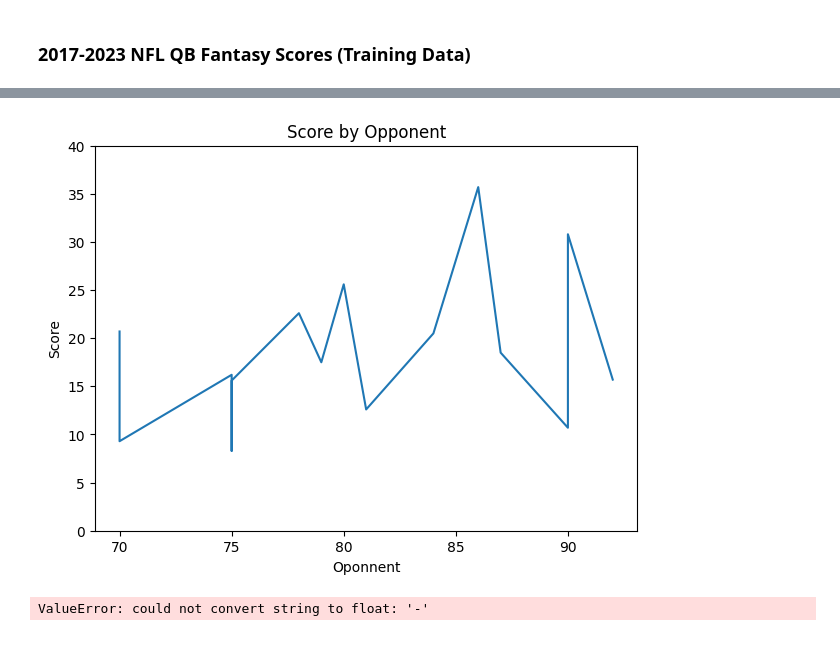
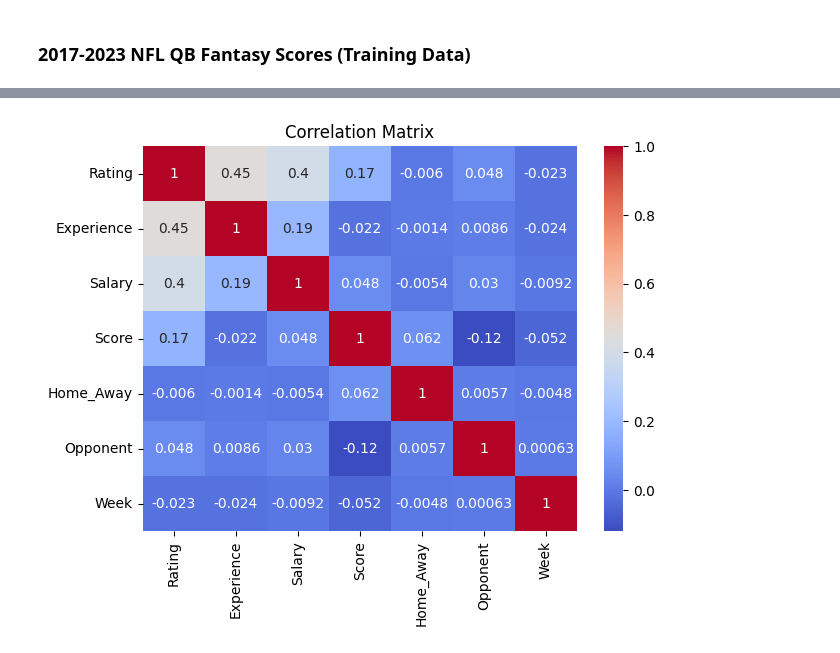
Before and after one commit to sohankancherla/nfl-qb-fantasy-prediction, a Jupyter notebook: qb_prediction.ipynb, the cells around one changed output, grey strips where cells are left out. Drawn from its saved outputs; the diff is of its cells as text; code cells hidden in the pictures.

```diff
--- a/qb_prediction.ipynb
+++ b/qb_prediction.ipynb
@@ -45,0 +120,3 @@ Name: count, Length: 404, dtype: int64
+# %%
+train_df = train_df.drop(columns=["Team", "Name"])
+train_df
@@ -46,3 +137,3 @@ Name: count, Length: 404, dtype: int64
 # %%
-train_df = train_df[train_df["Home_Away"].isin(["Home", "Away"])]
-train_df = train_df[~train_df["Score"].isin(["0", "BYE", "-0.1", "-"])]
+train_df['Home_Away'] = train_df['Home_Away'].map({'Home': 1, 'Away': 0})
+train_df
@@ -65,3 +153,0 @@ Name: count, Length: 379, dtype: int64
-# %%
-train_df.replace(["0", "BYE", "-0.1", "-"], np.nan, inplace=True)
-train_df.head()
@@ -76,5 +153,0 @@ train_df.head()
-# %%
-for col in ['Score_1_weeks_ago', 'Score_2_weeks_ago']:
-    train_df[col + '_missing'] = train_df[col].isnull().astype(int)
-    train_df[col] = train_df[col].fillna(0)
-train_df
@@ -109,21 +154,8 @@ plt.show()
-# %%
-tom_brady['Opponent'] = pd.to_numeric(tom_brady['Opponent'])
-tom_brady['Score'] = pd.to_numeric(tom_brady['Score'])
-tom_brady = tom_brady.sort_values(by='Opponent')
-plt.figure(figsize=(7, 5))
-plt.plot(tom_brady['Opponent'], tom_brady['Score'])
-plt.title('Score by Opponent')
-plt.xlabel('Oponnent')
-plt.ylabel('Score')
-plt.ylim(0,40)
-plt.show()
-# %% [output]
-[figure, removed]
 # %%
 corr_matrix = train_df.corr()
-plt.figure(figsize=(12, 8))
+plt.figure(figsize=(7, 5))
 sns.heatmap(corr_matrix, annot=True, cmap='coolwarm')
 plt.title('Correlation Matrix')
 plt.show()
 # %% [output]
-ValueError: could not convert string to float: '-'
+[figure, added]
```
Also changed, not shown: parts of 35 cells of this notebook.
